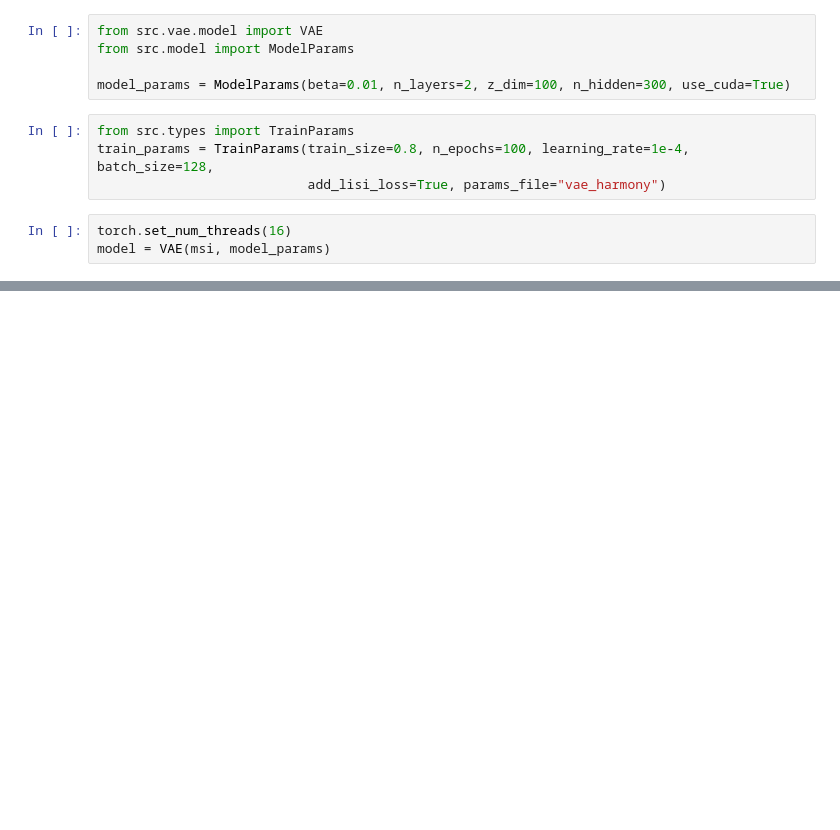
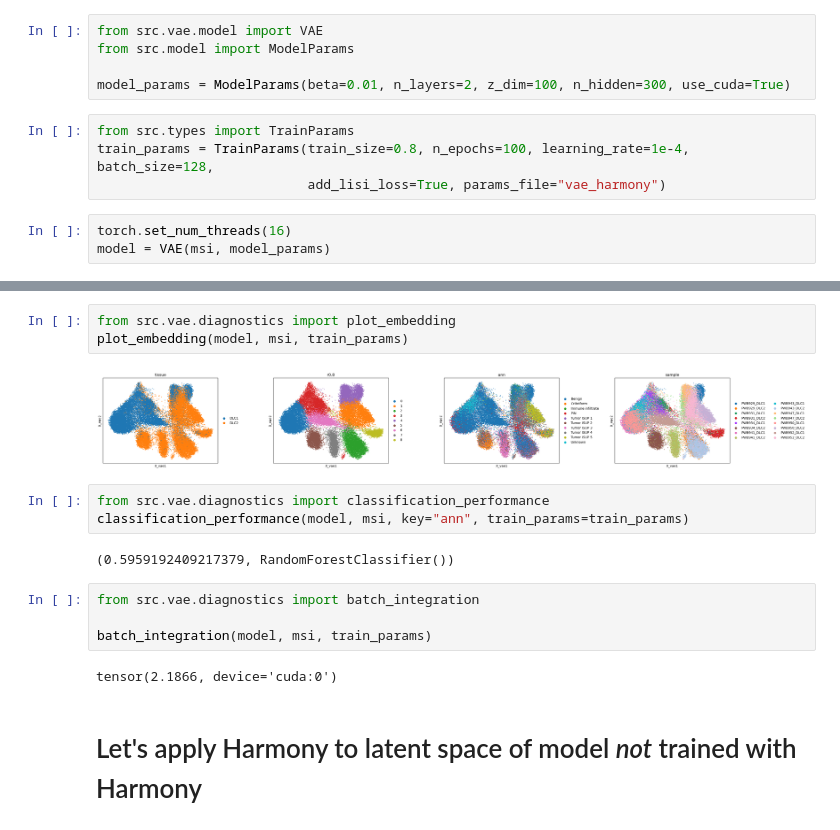
Before and after one commit to annkamsk/mvae, a Jupyter notebook: VAE_with_harmony.ipynb, the cells around one changed output, grey strips where cells are left out. Drawn from its saved outputs; the diff is of its cells as text; blank space fills up the shorter version.

Commit message:
VAE with harmony

```diff
--- a/VAE_with_harmony.ipynb
+++ b/VAE_with_harmony.ipynb
@@ -36,0 +53,18 @@ EarlyStopping (epoch: 1): valid loss improved to 0.9450421324416772
+# %%
+from src.vae.diagnostics import plot_embedding
+plot_embedding(model, msi, train_params)
+# %% [output]
+[figure, added]
+# %%
+from src.vae.diagnostics import classification_performance
+classification_performance(model, msi, key="ann", train_params=train_params)
+# %% [output]
+(0.5959192409217379, RandomForestClassifier())
+# %%
+from src.vae.diagnostics import batch_integration
+
+batch_integration(model, msi, train_params)
+# %% [output]
+tensor(2.1866, device='cuda:0')
+# %% [markdown]
+# Let's apply Harmony to latent space of model *not* trained with Harmony
```
Also changed, not shown: parts of 10 cells of this notebook, 2 other files.
